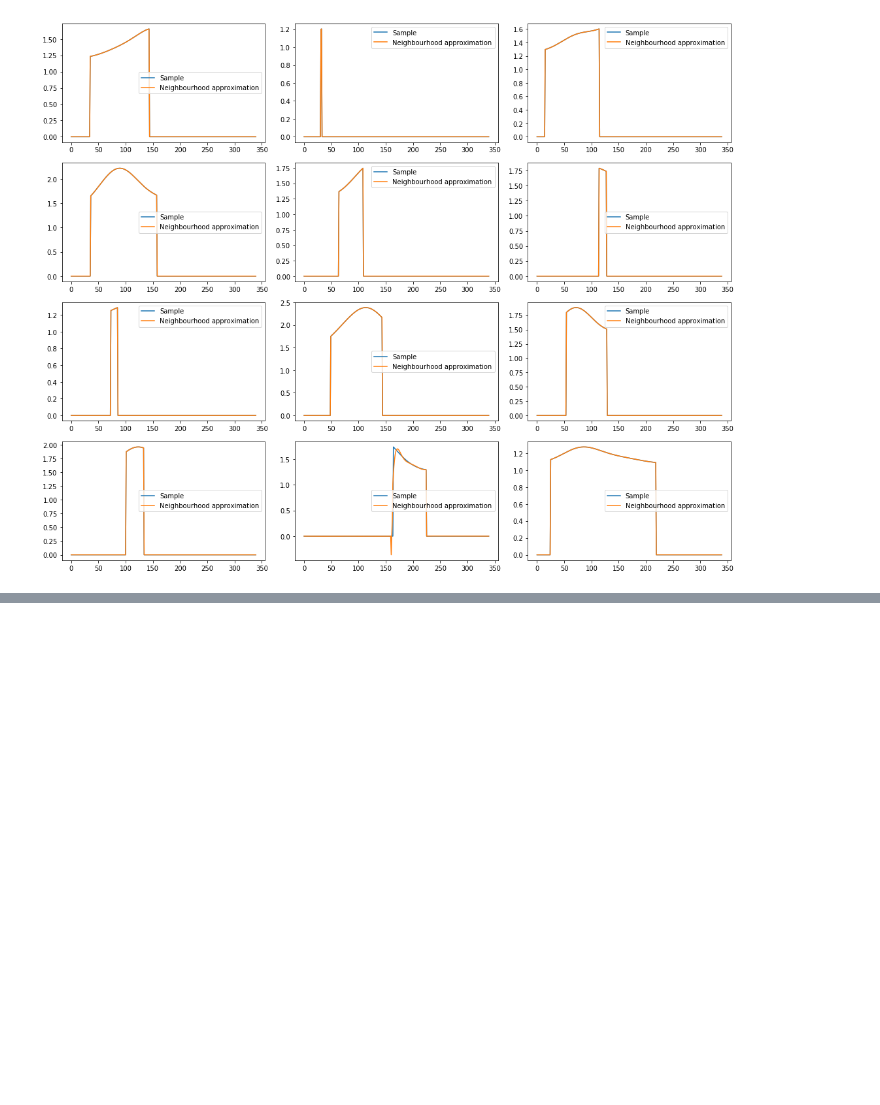
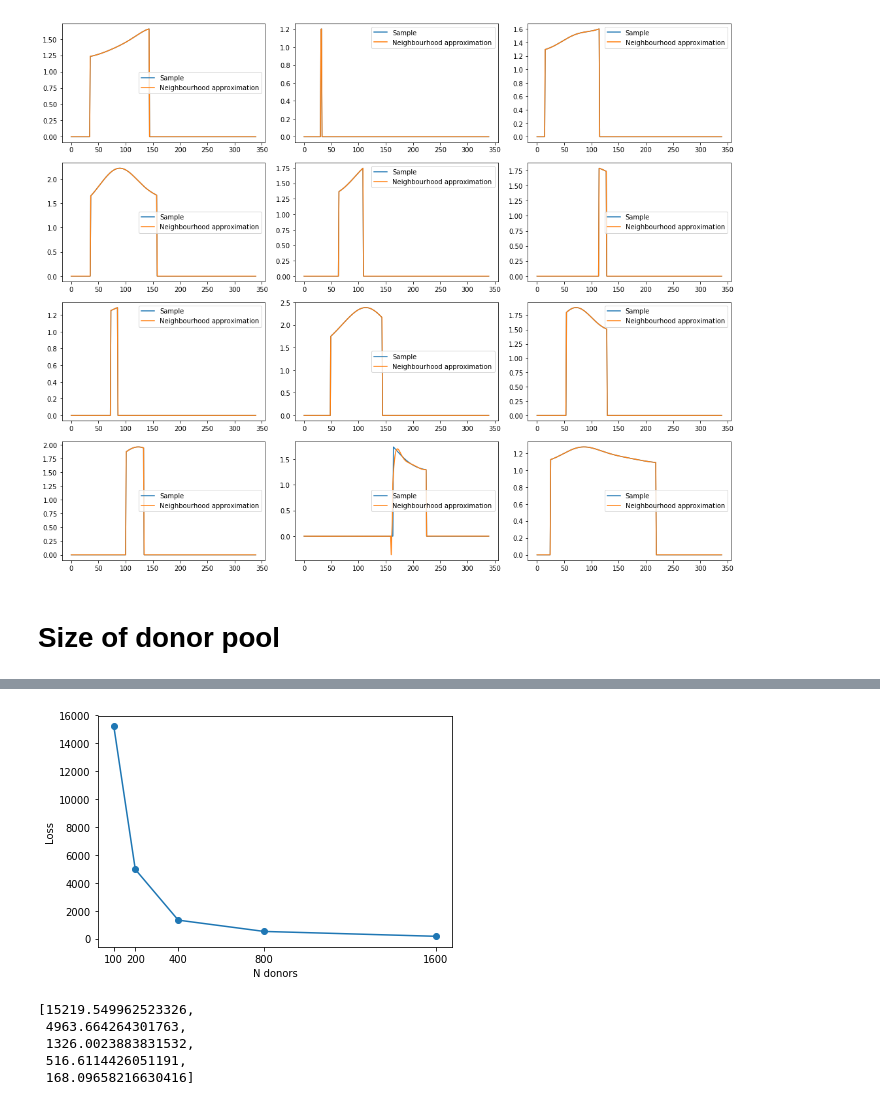
Before and after one commit to gsel9/delta-score, a Jupyter notebook: notebooks/wb1_gnlm_effect_time_shift.ipynb, the cells around one changed output, grey strips where cells are left out. Drawn from its saved outputs; the diff is of its cells as text; code cells hidden in the pictures; blank space fills up the shorter version.

```diff
--- a/notebooks/wb1_gnlm_effect_time_shift.ipynb
+++ b/notebooks/wb1_gnlm_effect_time_shift.ipynb
@@ -287,3 +286,55 @@ print(loss(M_i, M_i_hat))
 # %% [output]
 1.7793539335995419
 [figure]
+# %% [markdown]
+# Size of donor pool
+# %%
+def synthesize(i, m_i, M_j, alpha=0.01, return_coef=True):
+
+    #model = LinearRegression(fit_intercept=False)
+    model = Ridge(alpha=alpha, fit_intercept=False)
+    #model = Lasso(alpha=alpha, fit_intercept=False, max_iter=20000)
+    model.fit(np.transpose(M_j), m_i)
+
+    m_hat = np.transpose(M_j) @ model.coef_
+
+    if return_coef:
+        return m_hat, model.coef_
+
+    return m_hat
+# %%
+M = synthetic_data_gen()
+M = M[:6000]
+
+
+np.random.seed(42)
+
+losses = []
+
+n = [100, 200, 400, 800, 1600]
+for n_donors in n:
+
+    M_i, M_i_hat = [], []
+    for i, m_i in enumerate(M):
+
+        # Select random neighbours for i.
+        N_i = np.concatenate([np.arange(i), np.arange(i + 1, M.shape[0])])
+        N_i = np.random.choice(N_i, size=n_donors, replace=False)
+
+        m_i_hat, _ = synthesize(i, m_i, M[N_i])
+
+        M_i.append(m_i)
+        M_i_hat.append(m_i_hat)
+
+    losses.append(loss(M_i, M_i_hat))
+
+
+plt.figure()
+plt.plot(n, losses, "-o")
+plt.xticks(n, n)
+plt.xlabel("N donors")
+plt.ylabel("Loss")
+plt.tight_layout()
+
+print("Min loss:", min(losses))
+# %% [output]
@@ -289,0 +342,9 @@ print(loss(M_i, M_i_hat))
+[figure, added]
+# %%
+losses
+# %% [output]
+[15219.549962523326,
+ 4963.664264301763,
+ 1326.0023883831532,
+ 516.6114426051191,
+ 168.09658216630416]
```
Also changed, not shown: parts of 2 cells of this notebook, 6 other files.
